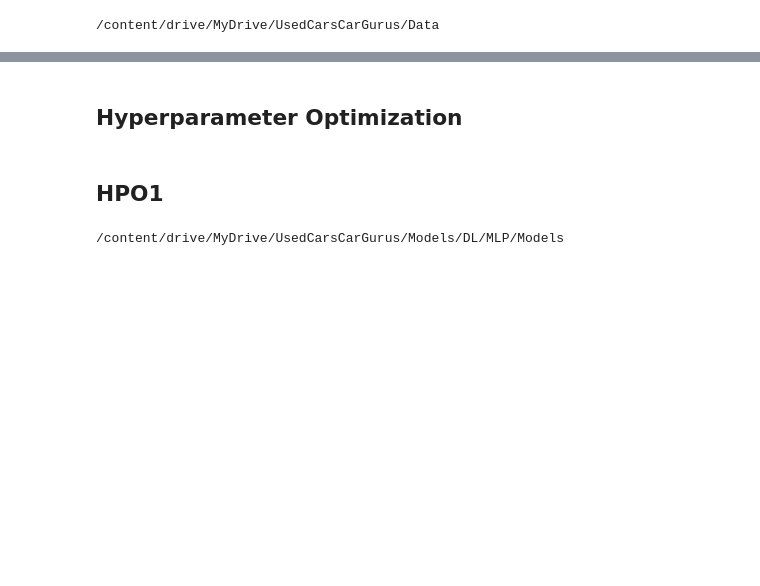
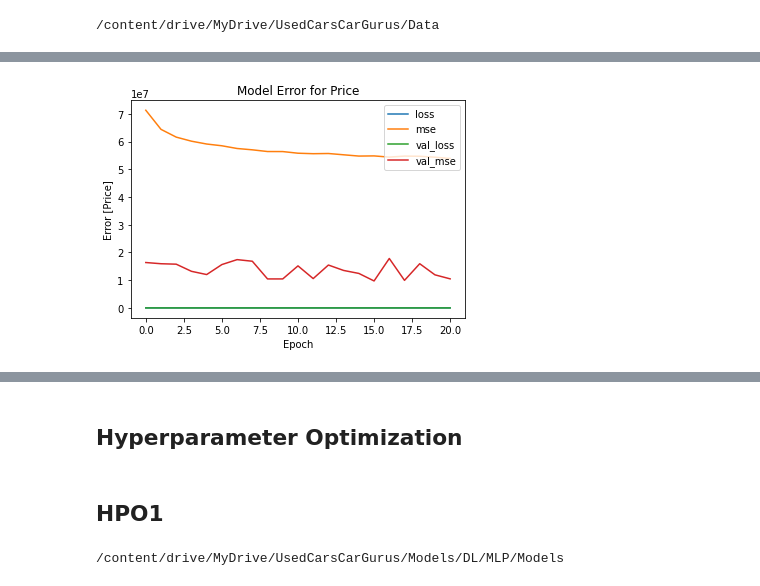
Before and after one commit to adataschultz/UsedCars_Prices, a Jupyter notebook: Models/DL/MLP/Notebooks_Scripts/MLP_HPO.ipynb, the cells around one changed output, grey strips where cells are left out. Cells and saved outputs as stored; diff of their text form; code cells hidden in the pictures; blank space fills up the shorter version.

```diff
--- a/Models/DL/MLP/Notebooks_Scripts/MLP_HPO.ipynb
+++ b/Models/DL/MLP/Notebooks_Scripts/MLP_HPO.ipynb
@@ -103,0 +219,12 @@ X_test = pd.DataFrame(sc.transform(X_test))
+# %%
+# Plot loss include loss from validation
+losses = pd.DataFrame(model.history.history)
+losses.plot()
+plt.title('Model Error for Price')
+plt.ylabel('Error [Price]')
+plt.xlabel('Epoch')
+plt.legend(loc='upper right')
+plt.savefig('MLP_batch4_50epochs_baseline_LossValLoss.png', dpi=my_dpi*10,
+            bbox_inches='tight')
+# %% [output]
+[figure, added]
```
Also changed, not shown: parts of 44 cells of this notebook, 20 other files.
